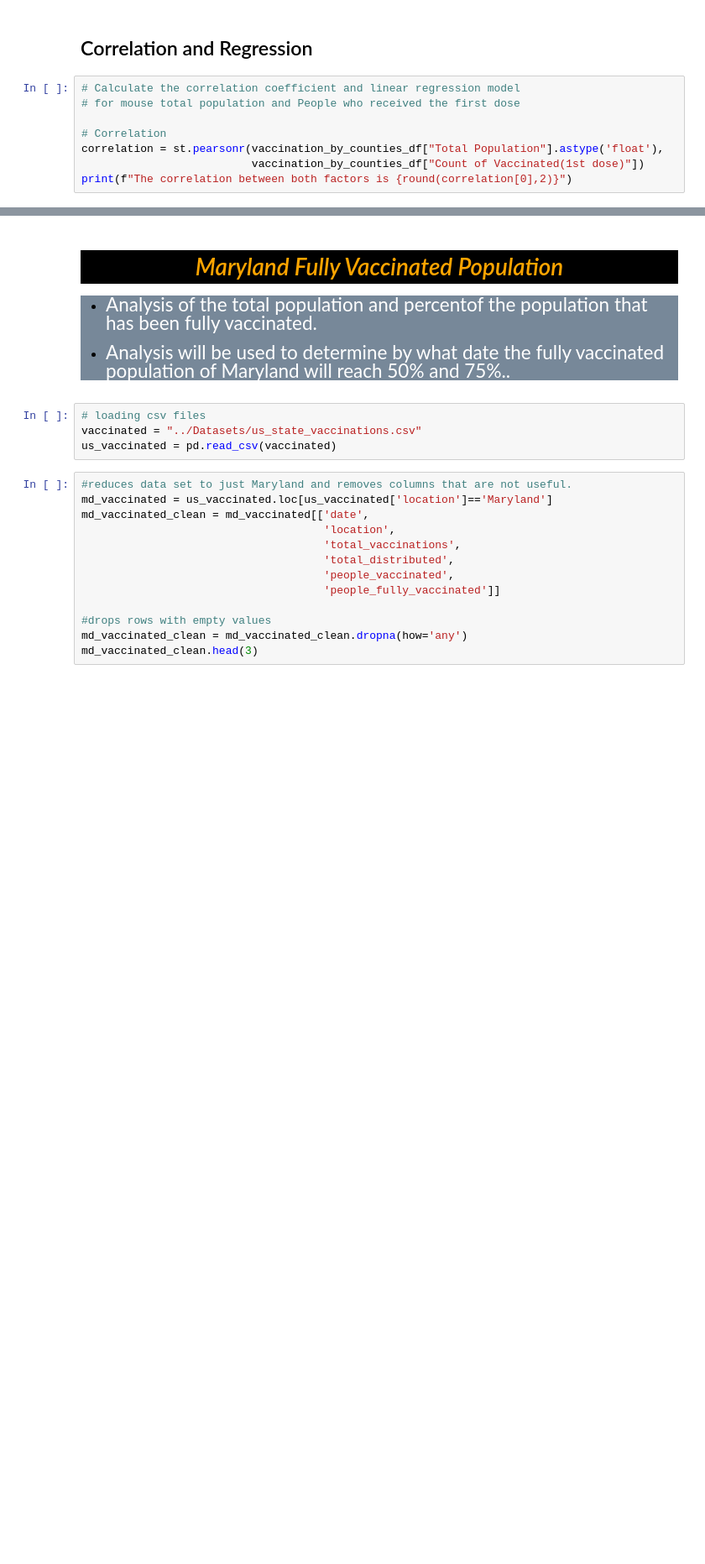
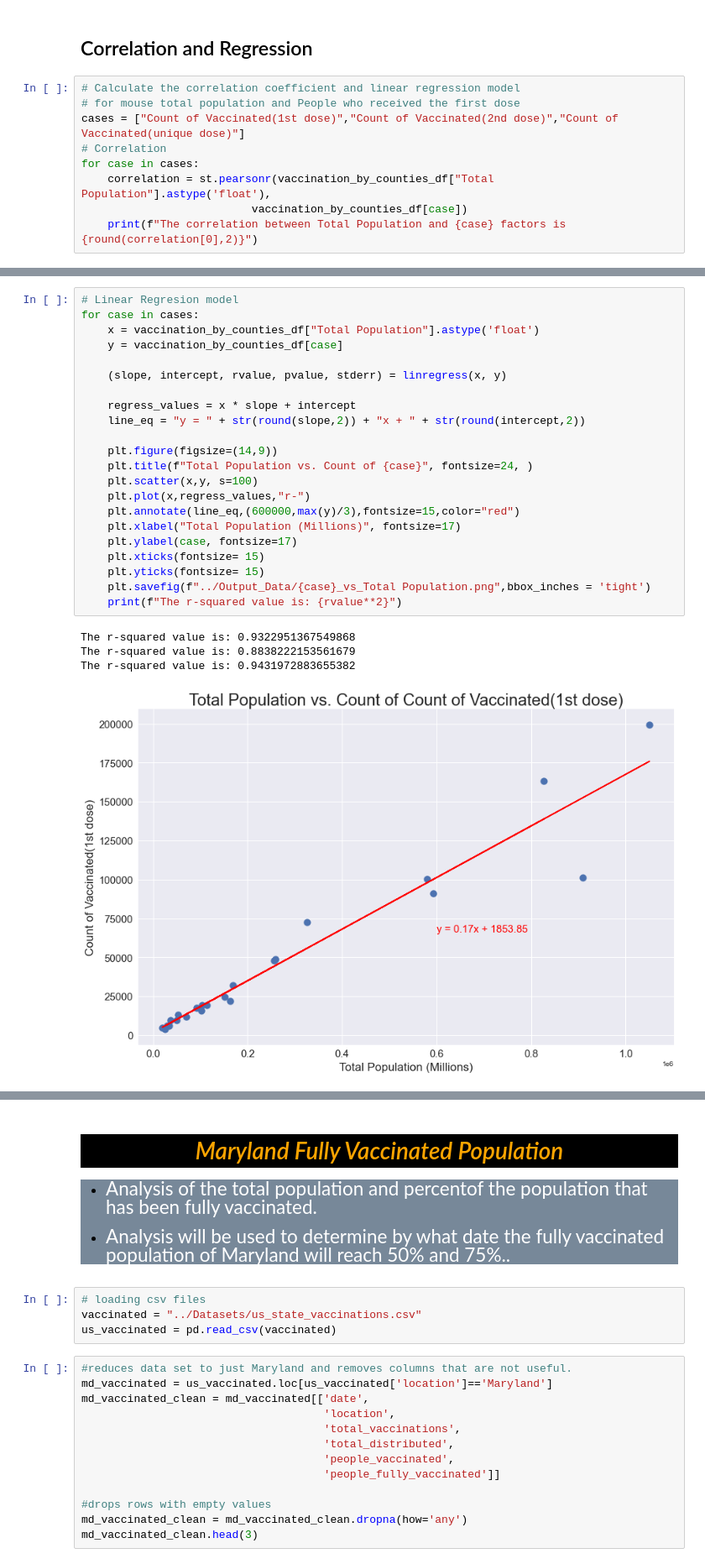
Before and after one commit to ccgrace/maryland_vaccination, a Jupyter notebook: Covid19-Vaccination-Analysis/Vaccionation_in_Maryland_starter.ipynb, the cells around one changed output, grey strips where cells are left out. Shown at 84% size. Saved outputs shown, nothing was run; the diff lists cells and outputs as text; blank space fills up the shorter version.

Commit message:
Added correlation images
Added correlation analysis.

```diff
--- a/Covid19-Vaccination-Analysis/Vaccionation_in_Maryland_starter.ipynb
+++ b/Covid19-Vaccination-Analysis/Vaccionation_in_Maryland_starter.ipynb
@@ -477,9 +478,10 @@ vaccination_by_counties_df.head()
 # %%
 # Calculate the correlation coefficient and linear regression model
 # for mouse total population and People who received the first dose
-
+cases = ["Count of Vaccinated(1st dose)","Count of Vaccinated(2nd dose)","Count of Vaccinated(unique dose)"]
 # Correlation
-correlation = st.pearsonr(vaccination_by_counties_df["Total Population"].astype('float'),
-                          vaccination_by_counties_df["Count of Vaccinated(1st dose)"])
-print(f"The correlation between both factors is {round(correlation[0],2)}")
+for case in cases:
+    correlation = st.pearsonr(vaccination_by_counties_df["Total Population"].astype('float'),
+                          vaccination_by_counties_df[case])
+    print(f"The correlation between Total Population and {case} factors is {round(correlation[0],2)}")
 # %% [output]
@@ -486,0 +491,27 @@ The correlation between both factors is 0.97
+# %%
+# Linear Regresion model
+for case in cases:
+    x = vaccination_by_counties_df["Total Population"].astype('float')
+    y = vaccination_by_counties_df[case]
+
+    (slope, intercept, rvalue, pvalue, stderr) = linregress(x, y)
+
+    regress_values = x * slope + intercept
+    line_eq = "y = " + str(round(slope,2)) + "x + " + str(round(intercept,2))
+
+    plt.figure(figsize=(14,9))
+    plt.title(f"Total Population vs. Count of {case}", fontsize=24, )
+    plt.scatter(x,y, s=100)
+    plt.plot(x,regress_values,"r-")
+    plt.annotate(line_eq,(600000,max(y)/3),fontsize=15,color="red")
+    plt.xlabel("Total Population (Millions)", fontsize=17)
+    plt.ylabel(case, fontsize=17)
+    plt.xticks(fontsize= 15)
+    plt.yticks(fontsize= 15)
+    plt.savefig(f"../Output_Data/{case}_vs_Total Population.png",bbox_inches = 'tight')
+    print(f"The r-squared value is: {rvalue**2}")
+# %% [output]
+The r-squared value is: 0.9322951367549868
+The r-squared value is: 0.8838222153561679
+The r-squared value is: 0.9431972883655382
+[figure, added]
```
Also changed, not shown: parts of 3 cells of this notebook, 3 other files.
